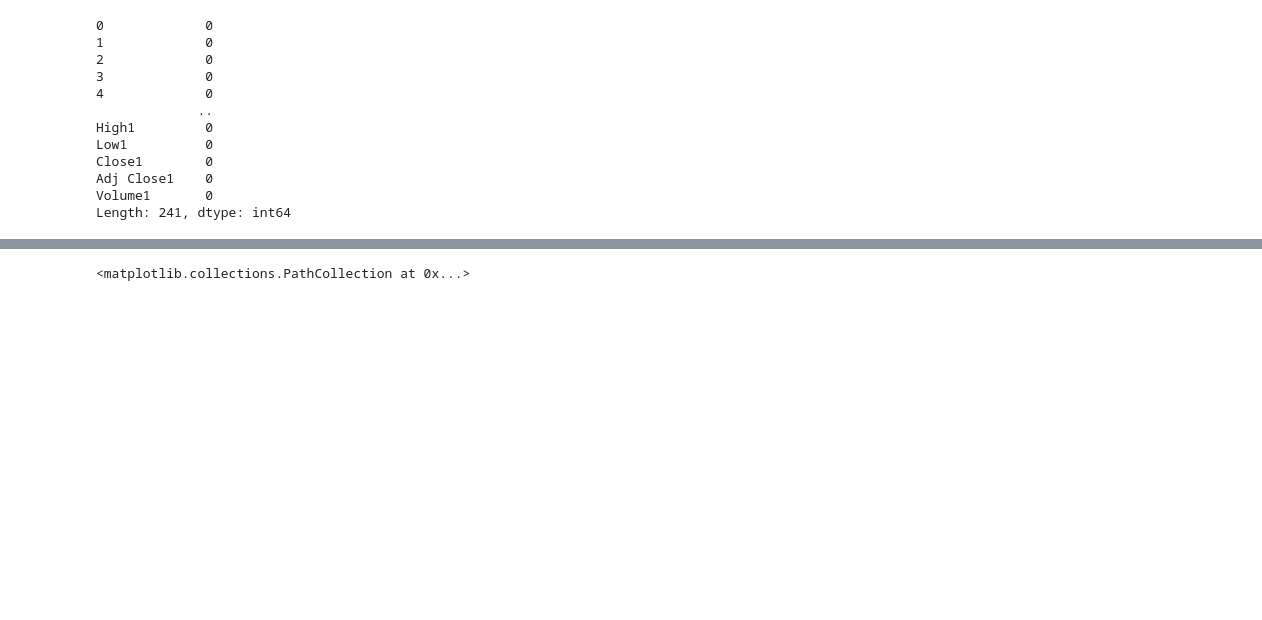
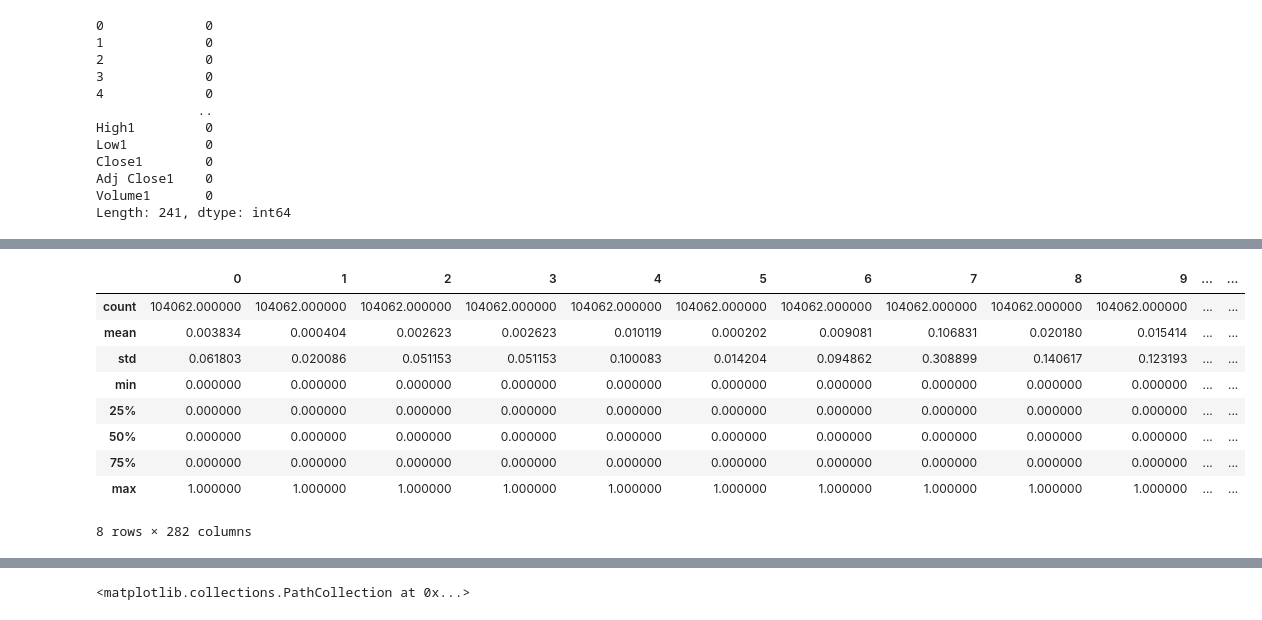
Before and after one commit to UrsulaAlcantara/IASProjet, a Jupyter notebook: data_analysis.ipynb, the cells around one changed output, grey strips where cells are left out. Cells and saved outputs as stored; diff of their text form; code cells hidden in the pictures; blank space fills up the shorter version.

```diff
--- a/data_analysis.ipynb
+++ b/data_analysis.ipynb
@@ -224,2 +223,0 @@ from preprocessing import preprocessing
-# %%
-dataset = preprocessing(dataset)
@@ -226 +262,14 @@ dataset = preprocessing(dataset)
+# %%
+pd.DataFrame(X).describe(include="all")
+# %% [output]
+|  | 0 | 1 | 2 | 3 | 4 | 5 | 6 | 7 | 8 | 9 | ... | ... |
+| count | 104062.000000 | 104062.000000 | 104062.000000 | 104062.000000 | 104062.000000 | 104062.000000 | 104062.000000 | 104062.000000 | 104062.000000 | 104062.000000 | ... | ... |
+| mean | 0.003834 | 0.000404 | 0.002623 | 0.002623 | 0.010119 | 0.000202 | 0.009081 | 0.106831 | 0.020180 | 0.015414 | ... | ... |
+| std | 0.061803 | 0.020086 | 0.051153 | 0.051153 | 0.100083 | 0.014204 | 0.094862 | 0.308899 | 0.140617 | 0.123193 | ... | ... |
+| min | 0.000000 | 0.000000 | 0.000000 | 0.000000 | 0.000000 | 0.000000 | 0.000000 | 0.000000 | 0.000000 | 0.000000 | ... | ... |
+| 25% | 0.000000 | 0.000000 | 0.000000 | 0.000000 | 0.000000 | 0.000000 | 0.000000 | 0.000000 | 0.000000 | 0.000000 | ... | ... |
+| 50% | 0.000000 | 0.000000 | 0.000000 | 0.000000 | 0.000000 | 0.000000 | 0.000000 | 0.000000 | 0.000000 | 0.000000 | ... | ... |
+| 75% | 0.000000 | 0.000000 | 0.000000 | 0.000000 | 0.000000 | 0.000000 | 0.000000 | 0.000000 | 0.000000 | 0.000000 | ... | ... |
+| max | 1.000000 | 1.000000 | 1.000000 | 1.000000 | 1.000000 | 1.000000 | 1.000000 | 1.000000 | 1.000000 | 1.000000 | ... | ... |
+8 rows × 282 columns
 # %%
```
Also changed, not shown: parts of 18 cells of this notebook, 2 other files.
